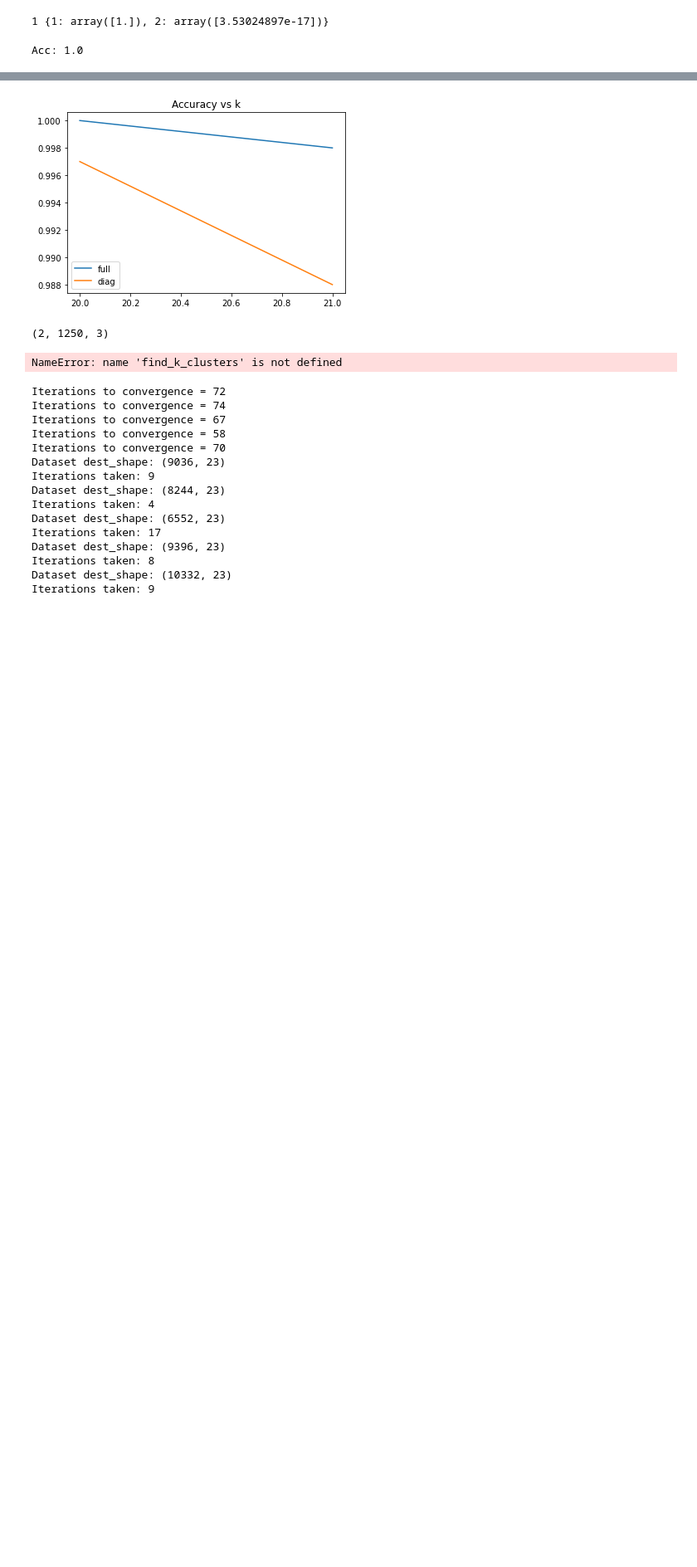
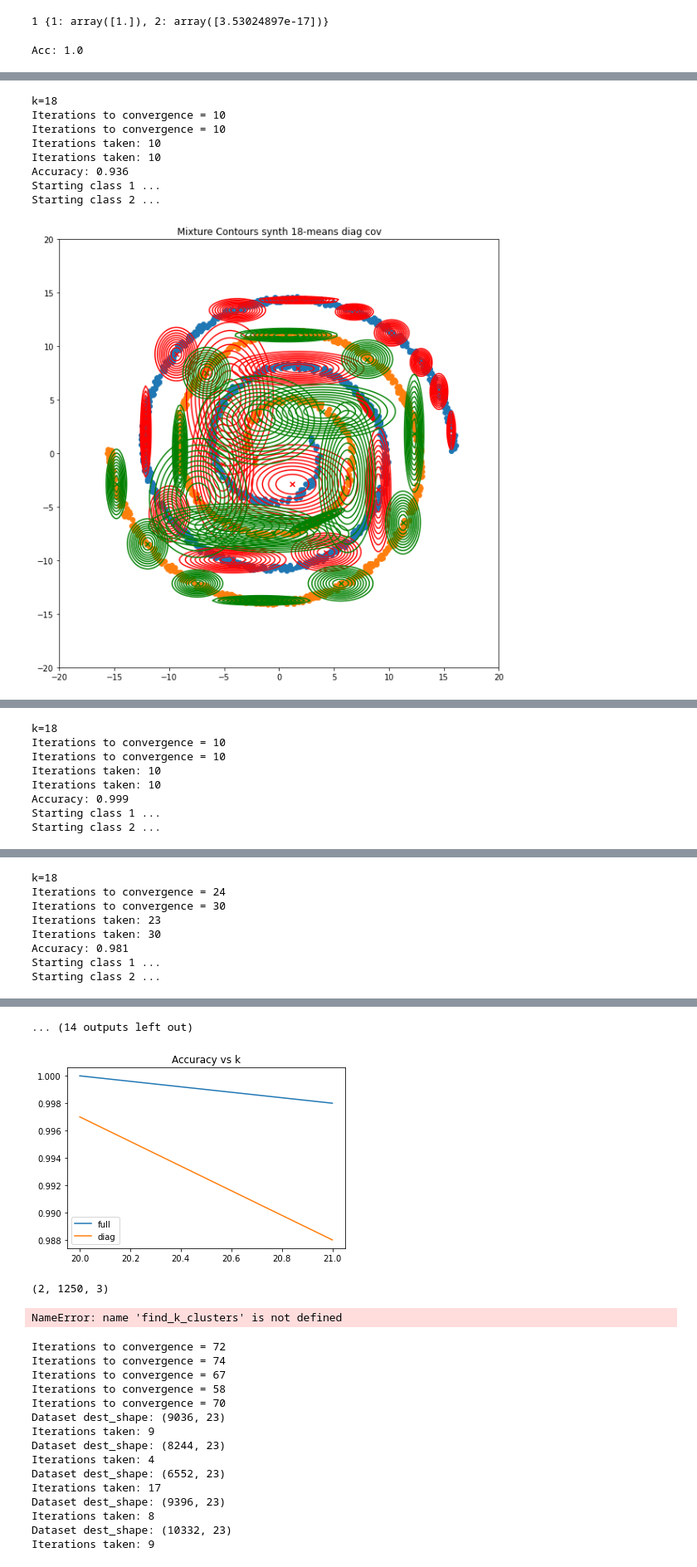
Before and after one commit to nihalgeorge01/CS5691-Submissions, a Jupyter notebook: A3/A_kmeans/A_kmeans_notebook.ipynb, the cells around one changed output, grey strips where cells are left out. Shown at 83% size. Saved outputs shown, nothing was run; the diff lists cells and outputs as text; code cells hidden in the pictures; blank space fills up the shorter version.

Commit message:
all plots

```diff
--- a/A3/A_kmeans/A_kmeans_notebook.ipynb
+++ b/A3/A_kmeans/A_kmeans_notebook.ipynb
@@ -515,0 +505,23 @@ SyntaxError: invalid syntax (2775944888.py, line 61)
+# %%
+k_range = [18]
+posts_k_both_ll = {}
+for iters in [10,30,50,70,90]:
+    for diag in [True,False]:
+        diag_str = "diag" if diag else "full"
+        acc, posts_ll = acc_post(train_data_classes,k_range=k_range,do_plot=True,diag=diag,iters=iters)
+        roc_det(posts_ll, k_range, 'synth', diag_str, extra=str(iters))
+        for k_id in k_range:
+            posts_k_both_ll[str(k_id)+'_'+diag_str] = posts_ll[k_id]
+
+cases = [str(k_id)+'_'+'full' for k_id in k_range] + [str(k_id)+'_'+'diag' for k_id in k_range]
+roc_det(posts_k_both_ll, cases, 'synth', 'compare', extra=str(iters))
+# %% [output]
+k=18
+Iterations to convergence = 10
+Iterations to convergence = 10
+Iterations taken: 10
+Iterations taken: 10
+Accuracy: 0.936
+Starting class 1 ...
+Starting class 2 ...
+[figure, added]
@@ -515,0 +530,8 @@ SyntaxError: invalid syntax (2775944888.py, line 61)
+k=18
+Iterations to convergence = 10
+Iterations to convergence = 10
+Iterations taken: 10
+Iterations taken: 10
+Accuracy: 0.999
+Starting class 1 ...
+Starting class 2 ...
@@ -515,0 +541,8 @@ SyntaxError: invalid syntax (2775944888.py, line 61)
+k=18
+Iterations to convergence = 24
+Iterations to convergence = 30
+Iterations taken: 23
+Iterations taken: 30
+Accuracy: 0.981
+Starting class 1 ...
+Starting class 2 ...
@@ -516,3 +552,4 @@ SyntaxError: invalid syntax (2775944888.py, line 61)
+... (14 outputs left out)
 # %%
 # acc vs k
 
```
Also changed, not shown: parts of 3 cells of this notebook, 51 other files.
